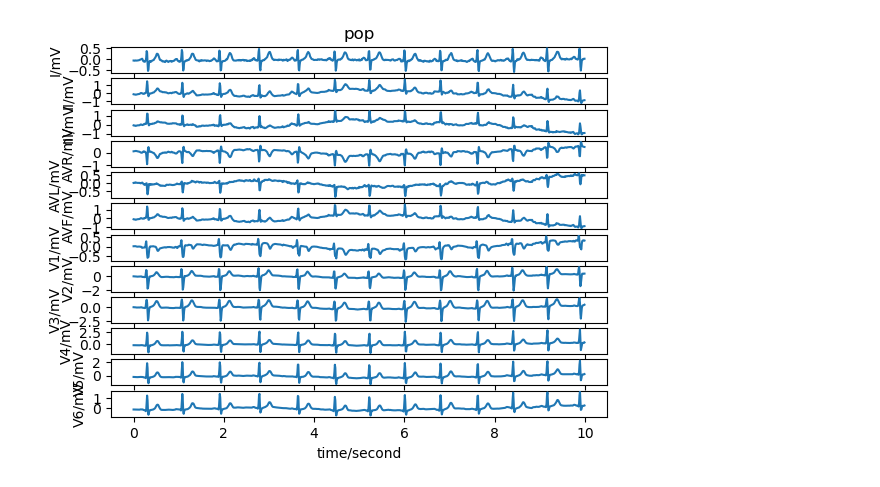
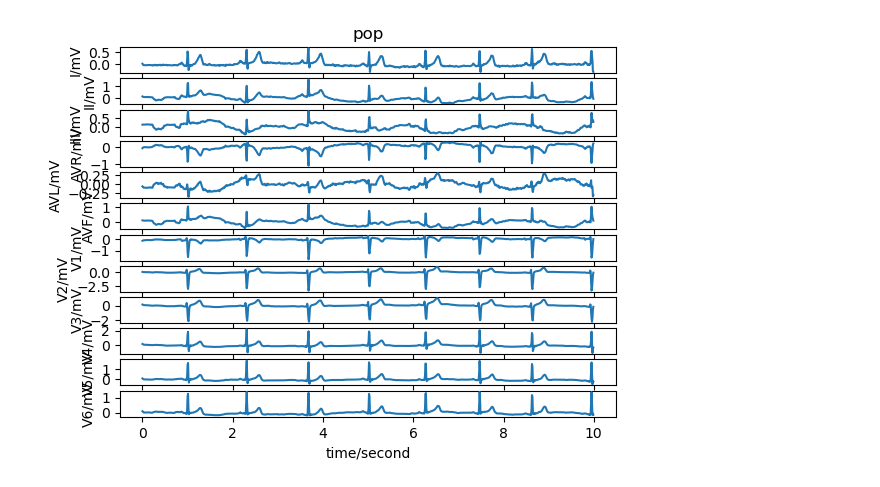
Before and after one commit to Skadi255/Project_4, a Jupyter notebook: example_physionet1.ipynb, the cells around one changed output. Cells and saved outputs as stored; diff of their text form; code cells hidden in the pictures.

```diff
--- a/example_physionet1.ipynb
+++ b/example_physionet1.ipynb
@@ -49,6 +53,6 @@ import ast
 # %%
-record = wfdb.rdrecord('records100\\00000\\00004_lr')
+record = wfdb.rdrecord('records100/00000/00002_lr')
 
 wfdb.plot_wfdb(record=record, title="pop")
 # %% [output]
-[figure, old version]
+[figure, new version]
```
Also changed, not shown: parts of 5 cells of this notebook, 2 other files.
